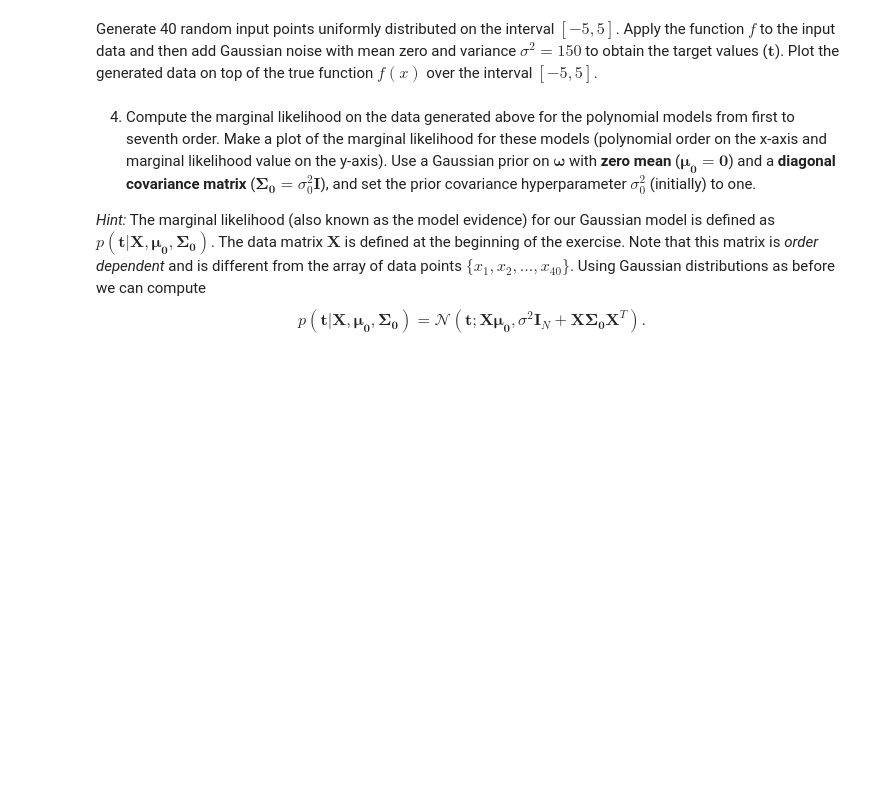
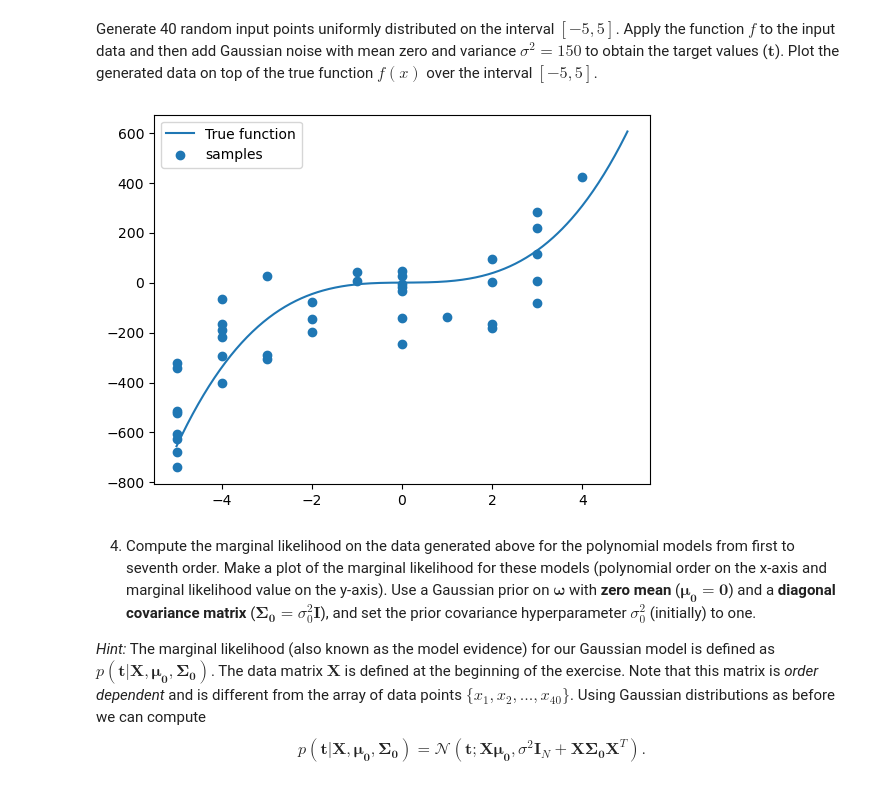
Before and after one commit to meraxion/SML24, a Jupyter notebook: SML24_as03/SML24_as03_3.ipynb, the cells around one changed output. Drawn from its saved outputs; the diff is of its cells as text; code cells hidden in the pictures; blank space fills up the shorter version.

```diff
--- a/SML24_as03/SML24_as03_3.ipynb
+++ b/SML24_as03/SML24_as03_3.ipynb
@@ -92,7 +141,7 @@ def f(x):
     Define the polynomial function f(x).
     """
     # YOUR CODE HERE
-    raise NotImplementedError()
+    return 5*x**3 - x**2 + x
 # %%
 """
 Test the polynomial function f(x).
@@ -105,18 +154,31 @@ Generate 40 random input points uniformly distributed on the interval $[-5, 5]$.
 # %%
 """
 Generate 40 (X, t) pairs as described above and plot them (for comparison) on top of the function f(x).
 
 Variable names
 ----------
 X : Nx1 array
     The array containing the random data points.
 N : integer
     The number of data points.
 t : Nx1 array
     The array containing the random data points with Gaussian noise.
 """
 # YOUR CODE HERE
-raise NotImplementedError()
+# 40 random input points:
+xs = np.atleast_2d(np.random.randint(-5, 5, 40))
+
+# apply the function and add noise
+var = 150
+ts = f(xs) + np.random.normal(0, var, 40)
+
+axis = np.linspace(-5, 5, 500)
+plt.plot(axis, f(axis), label="True function")
+plt.scatter(xs, ts, label="samples")
+plt.legend()
+plt.show()
+# %% [output]
+[figure, added]
 # %% [markdown]
 4. Compute the marginal likelihood on the data generated above for the polynomial models from first to seventh order. Make a plot of the marginal likelihood for these models (polynomial order on the x-axis and marginal likelihood value on the y-axis). Use a Gaussian prior on $\boldsymbol{\omega}$ with **zero mean** ($\boldsymbol{\mu_0} = \boldsymbol{0}$) and a **diagonal covariance matrix** ($\boldsymbol{\Sigma_0} = \sigma_0^2 \boldsymbol{I}$), and set the prior covariance hyperparameter $\sigma_0^2$ (initially) to one.
 
```
Also changed, not shown: parts of 6 cells of this notebook.
